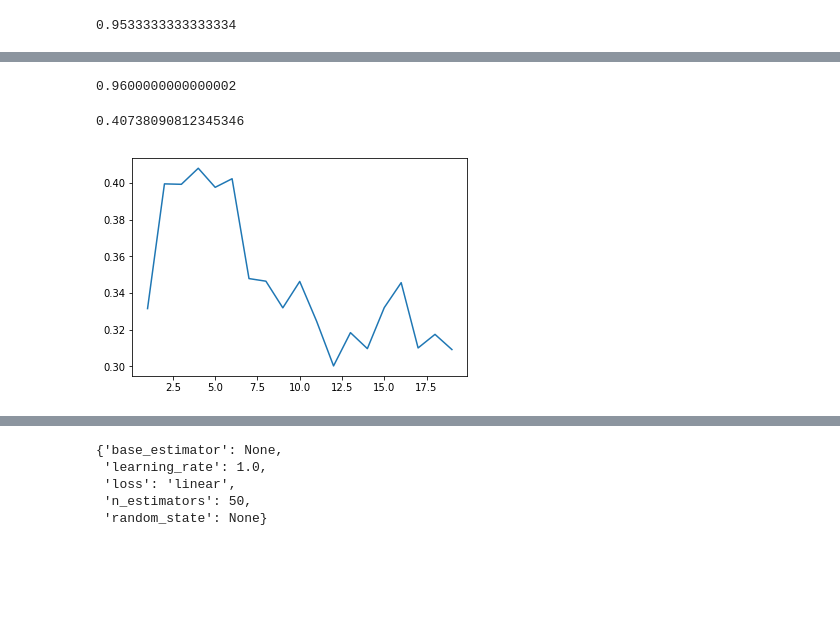
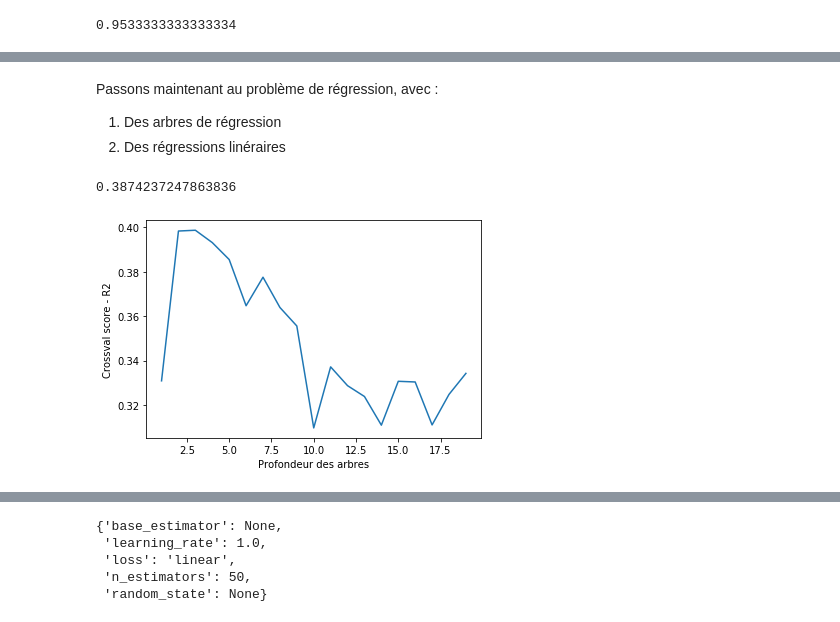
Before and after one commit to sally14/ensae-python-2019, a Jupyter notebook: TP3_boosting.ipynb, the cells around one changed output, grey strips where cells are left out. Saved outputs shown, nothing was run; the diff lists cells and outputs as text; code cells hidden in the pictures; blank space fills up the shorter version.

```diff
--- a/TP3_boosting.ipynb
+++ b/TP3_boosting.ipynb
@@ -208,26 +314,27 @@ print(cross_val_score(clf, X_iris, y_iris, cv=10).mean())
-# %%
-from sklearn.naive_bayes import GaussianNB
-clf = AdaBoostClassifier(GaussianNB())
-print(cross_val_score(clf, X_iris, y_iris, cv=10).mean())
-# %% [output]
-0.9600000000000002
+# %% [markdown]
+Passons maintenant au problème de régression, avec :
+
+1. Des arbres de régression
+2. Des régressions linéraires
 # %%
 from sklearn.ensemble import AdaBoostRegressor
 
-rg = AdaBoostRegressor() #DecisionTreeClassifier(max_depth=1)
+rg = AdaBoostRegressor() #DecisionTreeClassifier(max_depth=1) - default parameter
 print(cross_val_score(rg, X_diabetes, y_diabetes, cv=10, scoring='r2').mean())
 
 from sklearn.tree import DecisionTreeRegressor
 perf_dt = []
 for i in range(1,20):
     rg = AdaBoostRegressor(DecisionTreeRegressor(max_depth=i))
     perf_dt.append(cross_val_score(rg, X_diabetes, y_diabetes, cv=10, scoring='r2').mean())
 plt.figure()
 plt.plot(np.arange(1, 20), perf_dt)
+plt.xlabel('Profondeur des arbres')
+plt.ylabel('Crossval score - R2')
 plt.show()
 # %% [output]
-0.40738090812345346
+0.3874237247863836
-[figure, old version]
+[figure, new version]
 # %%
 from sklearn.linear_model import LinearRegression
 
```
Also changed, not shown: parts of 32 cells of this notebook, 3 other files.
